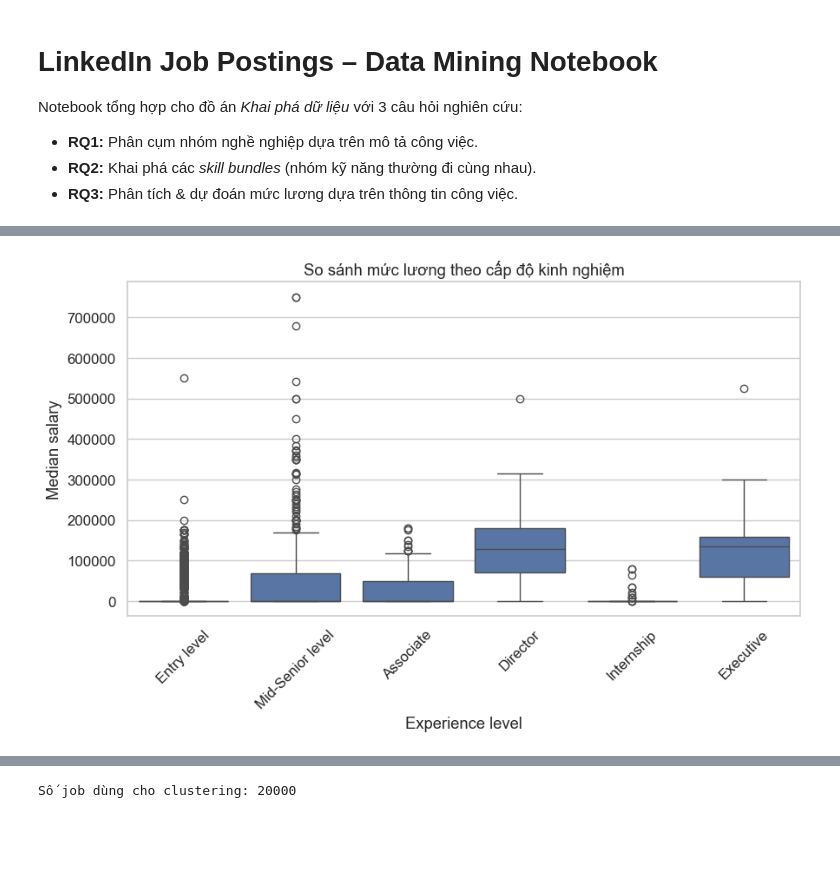
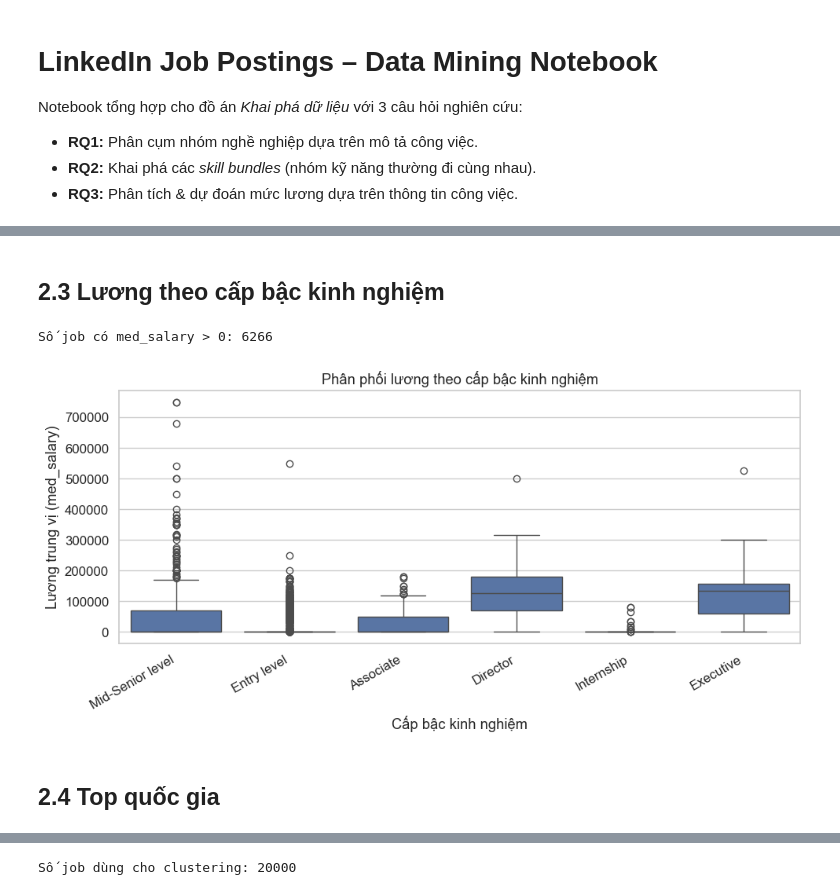
Before and after one commit to QuangMinh03042005/sgu25_kpdl, a Jupyter notebook: final/research.ipynb, the cells around one changed output, grey strips where cells are left out. Cells and saved outputs as stored; diff of their text form; code cells hidden in the pictures; blank space fills up the shorter version.

```diff
--- a/final/research.ipynb
+++ b/final/research.ipynb
@@ -66,0 +71,13 @@ Không tìm thấy benefits.csv – bỏ qua bảng phúc lợi.
+# %%
+
+# Gộp để lấy tên kỹ năng đầy đủ
+job_skills_full = job_skills_df.merge(skill_map_df, on="skill_abr", how="left")
+
+# Gom danh sách kỹ năng theo từng job_id
+skills_per_job = (
+    job_skills_full.dropna(subset=["skill_name"])
+    .groupby("job_id")["skill_name"]
+    .apply(list)
+    .reset_index()
+    .rename(columns={"skill_name": "linkedin_skills"})
+)
@@ -129,8 +264,11 @@ emp_latest = emp_counts_df.sort_values("time_recorded").groupby("company_id").ta
 job_merged = job_merged.merge(
     emp_latest[["company_id", "employee_count", "follower_count"]],
     on="company_id",
-    how="left"
+    how="left",
 )
+
+# Merge skill vào job_merged
+job_merged = job_merged.merge(skills_per_job, on="job_id", how="left")
 
 print("Kích thước sau khi merge:", job_merged.shape)
 job_merged.head()
@@ -263,16 +348,30 @@ Số dòng có đủ min/med/max_salary: 0
+# %% [markdown]
+## 2.3 Lương theo cấp bậc kinh nghiệm
 # %%
-# 2.3 Boxplot median salary theo cấp độ kinh nghiệm
-plt.figure(figsize=(10,5))
+exp_order = job_merged["formatted_experience_level"].value_counts().index
+
+# Lọc các bản ghi có lương dương
+salary_cols = ["min_salary", "med_salary", "max_salary"]
+salary_df = job_merged.dropna(subset=["med_salary"]).copy()
+salary_df = salary_df[salary_df["med_salary"] > 0]
+
+print("Số job có med_salary > 0:", len(salary_df))
+
 sns.boxplot(
-    data=job_merged,
+    data=salary_df,
     x="formatted_experience_level",
-    y="med_salary"
+    y="med_salary",
+    order=exp_order
 )
-plt.xticks(rotation=45)
-plt.xlabel("Experience level")
-plt.ylabel("Median salary")
-plt.title("So sánh mức lương theo cấp độ kinh nghiệm")
+plt.xticks(rotation=30, ha="right")
+plt.ylabel("Lương trung vị (med_salary)")
+plt.xlabel("Cấp bậc kinh nghiệm")
+plt.title("Phân phối lương theo cấp bậc kinh nghiệm")
+plt.tight_layout()
 plt.show()
 # %% [output]
+Số job có med_salary > 0: 6266
-[figure, old version]
+[figure, new version]
+# %% [markdown]
+## 2.4 Top quốc gia
 # %%
```
Also changed, not shown: parts of 117 cells of this notebook.
